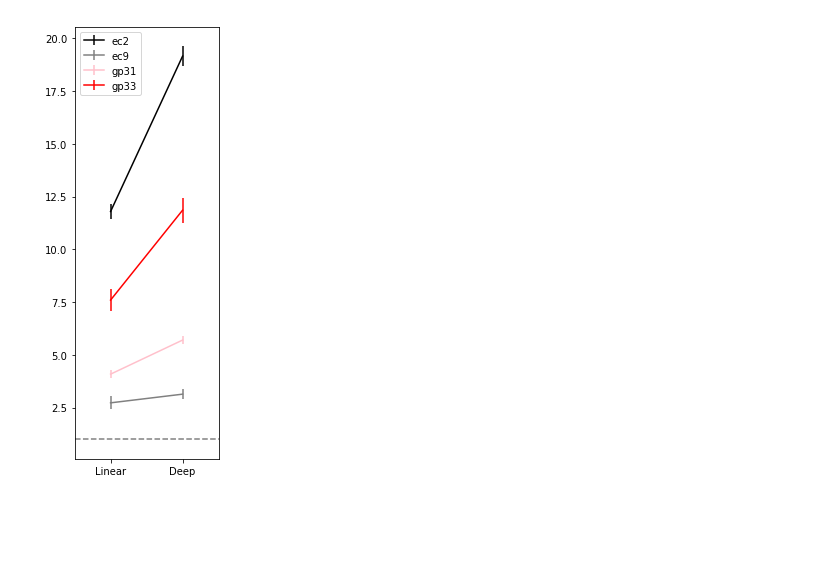
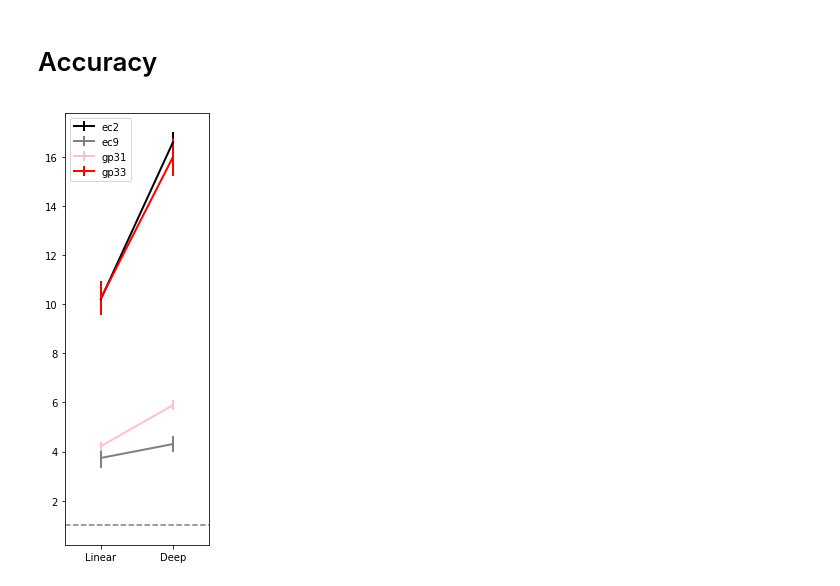
Before and after one commit to BouchardLab/cv_paper_plots, a Jupyter notebook: accuracy_slope/accuracy_slope.ipynb, the cells around one changed output. Drawn from its saved outputs; the diff is of its cells as text; code cells hidden in the pictures; blank space fills up the shorter version.

Commit message:
accuracy and slope work

```diff
--- a/accuracy_slope/accuracy_slope.ipynb
+++ b/accuracy_slope/accuracy_slope.ipynb
@@ -10,21 +10,23 @@ from importlib import reload
 # %%
 colors = ['k', 'gray', 'pink', 'red']
 subjects = ['ec2', 'ec9', 'gp31', 'gp33']
-chance = [0.0200000226498,
-          0.0200000226498,
-          0.0200000226498,
-          0.0200000226498]
+chance = [0.0230768918991,
+          0.0145569503307,
+          0.0193423032761,
+          0.0148147940636]
 # %%
 with open(os.path.join(os.environ['HOME'], 'plots/model/data/frac_results.pkl'), 'rb') as f:
     deep_std, deep_all, linear_std, linear_all = pickle.load(f, encoding='latin1')
 # %%
 fracs = sorted(deep_all.keys())
+# %% [markdown]
+# Accuracy
 # %%
 reload(accuracy)
 plt.close()
 f = plt.figure(figsize=(2, 6))
 
 ax_cv = f.add_axes([0, 0, 1, 1])
-accuracy.plot_cv_accuracy(deep_all, linear_all, chance, subjects, fracs, colors, ax_cv)
+accuracy.plot_cv_accuracy(deep_all, linear_all, chance, subjects, fracs[-1], colors, ax_cv)
 # %% [output]
-[figure, old version]
+[figure, new version]
```
Also changed, not shown: parts of 3 cells of this notebook, 4 other files.
